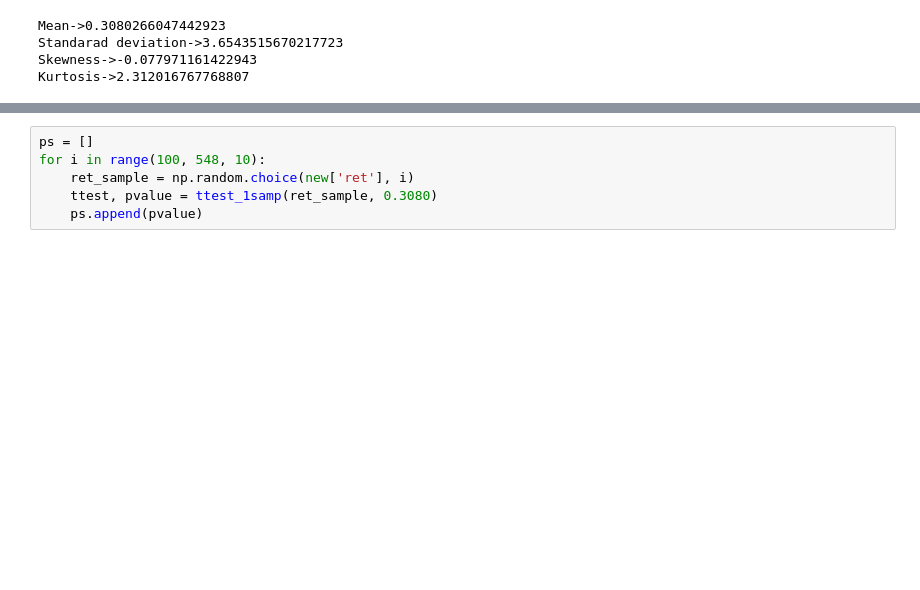
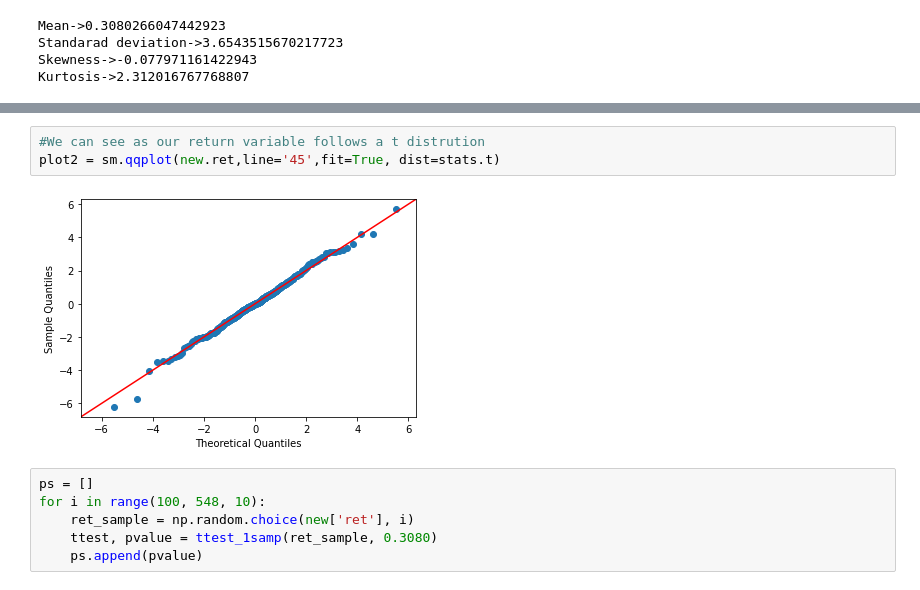
Before and after one commit to shivams289/Kaggle-Projects, a Jupyter notebook: Option_strats/Strategy_thursday_return _dist.ipynb, the cells around one changed output, grey strips where cells are left out. Saved outputs shown, nothing was run; the diff lists cells and outputs as text; blank space fills up the shorter version.

```diff
--- a/Option_strats/Strategy_thursday_return _dist.ipynb
+++ b/Option_strats/Strategy_thursday_return _dist.ipynb
@@ -101,3 +107,8 @@ from scipy.stats import ttest_1samp
+# %%
+#We can see as our return variable follows a t distrution
+plot2 = sm.qqplot(new.ret,line='45',fit=True, dist=stats.t)
+# %% [output]
+[figure, added]
 # %%
 ps = []
 for i in range(100, 548, 10):
```
Also changed, not shown: parts of 6 cells of this notebook.
